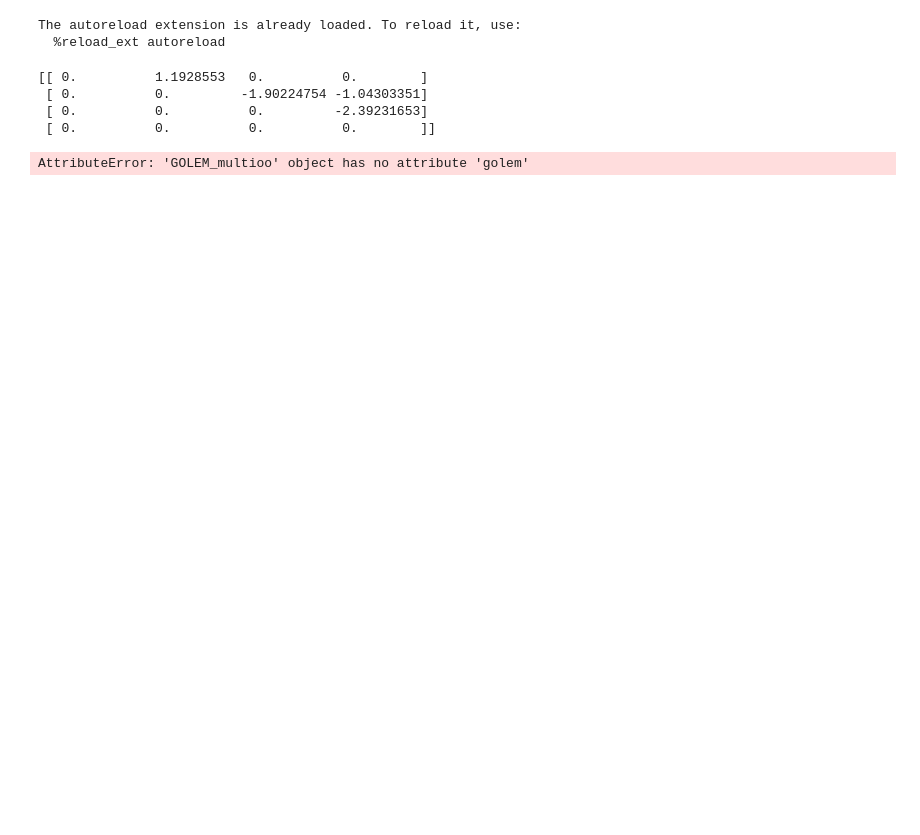
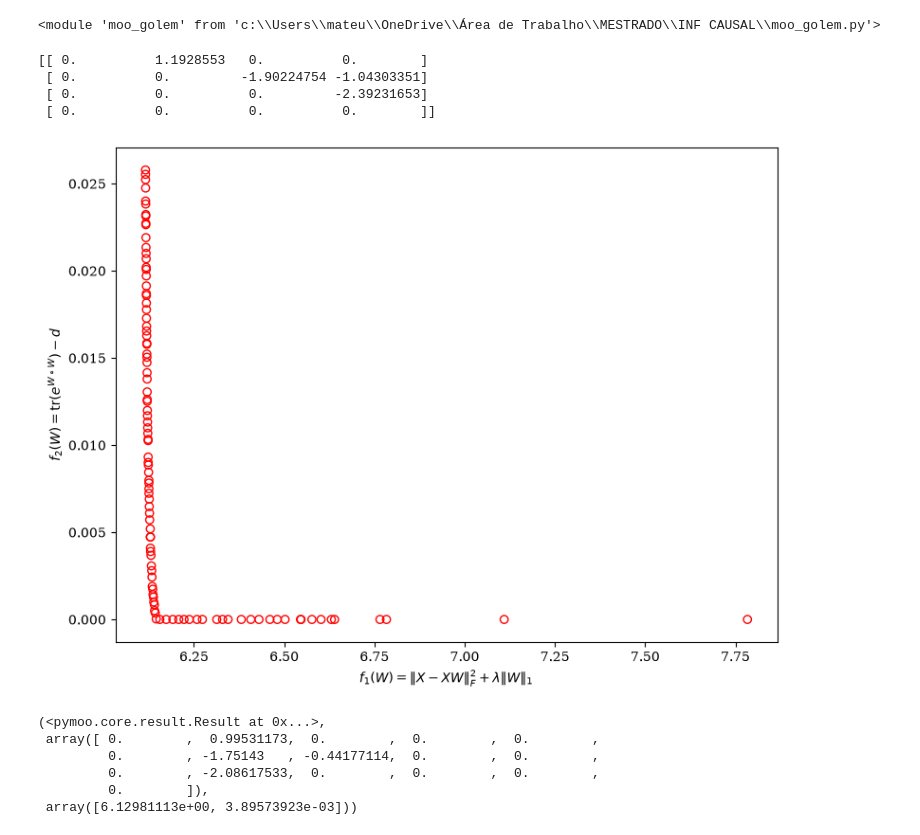
Before and after one commit to mateus2804/CausalDiscovery_MOO, a Jupyter notebook: main.ipynb, the cells around one changed output. Cells and saved outputs as stored; diff of their text form; code cells hidden in the pictures; blank space fills up the shorter version.

Commit message:
DAGMA adicionado

```diff
--- a/main.ipynb
+++ b/main.ipynb
@@ -8,9 +9,9 @@ import moo_golem
 # %%
 importlib.reload(evolutionary_notears)
 importlib.reload(moo_golem)
+importlib.reload(moo_dagma)
 # %% [output]
-The autoreload extension is already loaded. To reload it, use:
-  %reload_ext autoreload
+<module 'moo_golem' from 'c:\\Users\\mateu\\OneDrive\\Área de Trabalho\\MESTRADO\\INF CAUSAL\\moo_golem.py'>
 # %%
 LAMBDA = 0.1
 # %%
@@ -32,6 +33,12 @@ print(B)
  [ 0.          0.          0.         -2.39231653]
  [ 0.          0.          0.          0.        ]]
 # %%
-moo_golem.golem_nsgaii(X, LAMBDA)
+moo_dagma.dagma_nsgaii(X, LAMBDA)
 # %% [output]
+[figure, added]
-AttributeError: 'GOLEM_multioo' object has no attribute 'golem'
+(<pymoo.core.result.Result at 0x...>,
+ array([ 0.        ,  0.99531173,  0.        ,  0.        ,  0.        ,
+         0.        , -1.75143   , -0.44177114,  0.        ,  0.        ,
+         0.        , -2.08617533,  0.        ,  0.        ,  0.        ,
+         0.        ]),
+ array([6.12981113e+00, 3.89573923e-03]))
```
Also changed, not shown: parts of 1 cell of this notebook, 1 other file.
